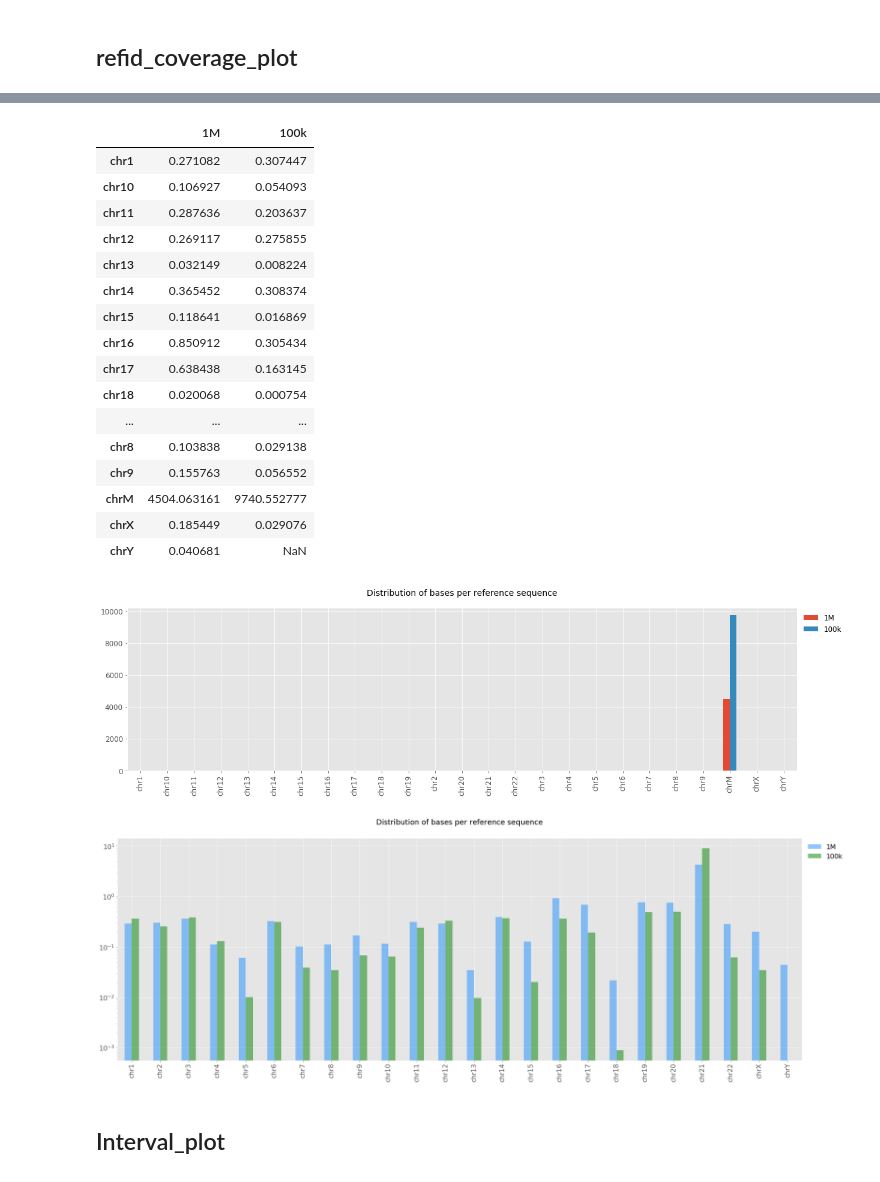
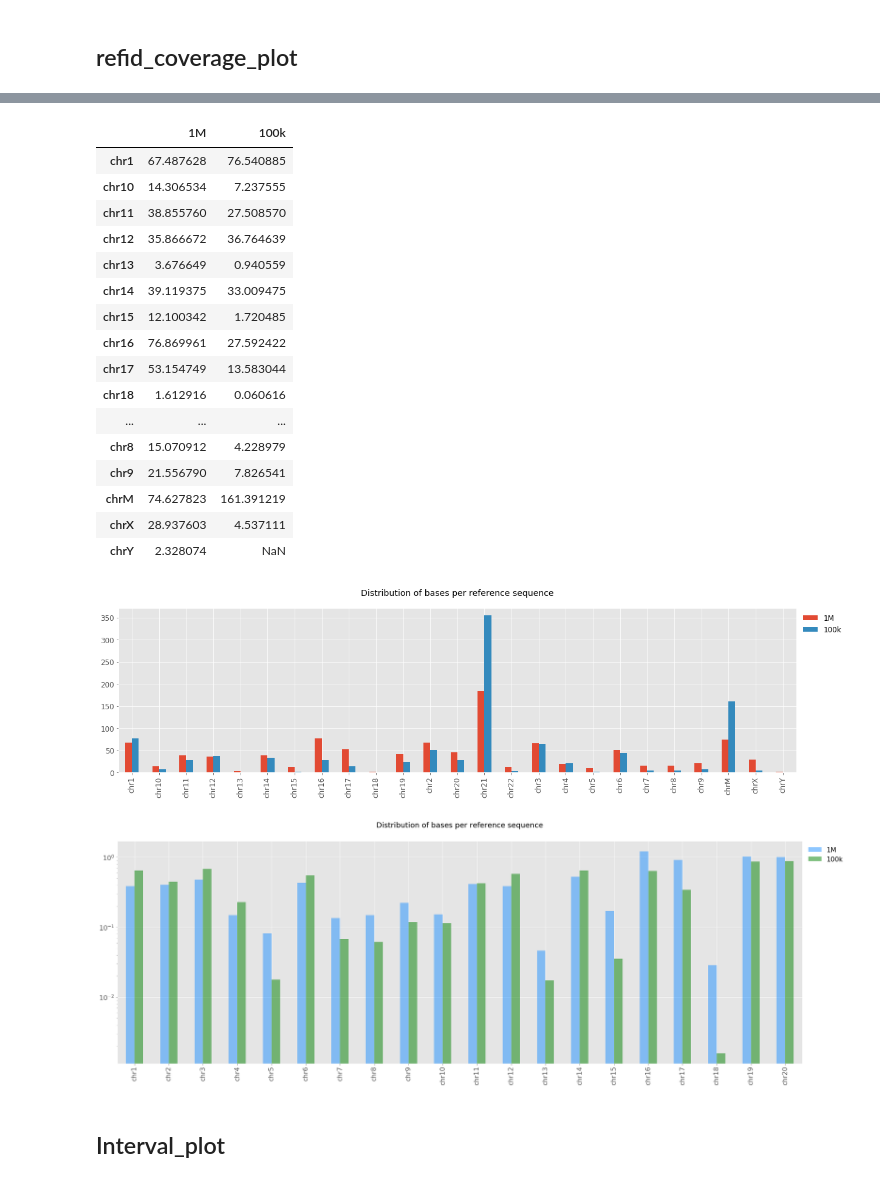
Before and after one commit to a-slide/JupyterGenoViewer, a Jupyter notebook: JGV/JGV_Test_Notebook.ipynb, the cells around one changed output, grey strips where cells are left out. Cells and saved outputs as stored; diff of their text form; code cells hidden in the pictures.

```diff
--- a/JGV/JGV_Test_Notebook.ipynb
+++ b/JGV/JGV_Test_Notebook.ipynb
@@ -1112,55 +1015,49 @@ Width of the ploting area in inches [ DEFAULT: 20 ]
 * figheight
 ... (10 outputs left out)
 # %%
-# Create fast instances of IGV
-fp = "./downloaded_data/GRCh38_primary.tsv"
-l = ['chr1', 'chr2', 'chr3', 'chr4', 'chr5', 'chr6', 'chr7', 'chr8', 'chr9', 'chr10', 'chr11', 'chr12', 'chr13', 'chr14', 'chr15', 'chr16', 'chr17', 'chr18', 'chr19', 'chr20', 'chr21', 'chr22', 'chrX', 'chrY', 'chrM']
-
 # JGV object with 2 annotations and 2 alignment tracks
-j = JGV(fp=fp, ref_list=l)
-j.add_annotation("./downloaded_data/FANTOM_5_all_lncRNA.gtf.gz")
-j.add_annotation("./downloaded_data/gencode_v25_lncRNA.gff3.gz")
-j.add_alignment("./downloaded_data/1M.bed.gz")
-j.add_alignment("./downloaded_data/100k.bed.gz")
-
-# Empty JGV object
-j2 = JGV(fp=fp, ref_list=l)
+l = ['chr1','chr2','chr3','chr4','chr5','chr6','chr7','chr8','chr9','chr10','chr11','chr12','chr13','chr14','chr15','chr16','chr17','chr18','chr19','chr20','chr21','chr22','chrX','chrY','chrM']
+j = JGV("./downloaded_data/GRCh38_primary.tsv", refid_list=l)
+j.add_annotation("./downloaded_data/FANTOM_5_all_lncRNA.gtf.pkl", refid_list=l)
+j.add_annotation("./downloaded_data/gencode_v25_lncRNA.gff3.pkl", refid_list=l)
+j.add_alignment("./downloaded_data/1M.bed.gz", refid_list=l)
+j.add_alignment("./downloaded_data/100k.bed.gz", refid_list=l)
 # %%
-df = j.refid_coverage_plot()
+df = j.refid_coverage_plot(norm_depth=True, norm_len=False)
 display(df)
 # %% [output]
 |  | 1M | 100k |
-| chr1 | 0.271082 | 0.307447 |
-| chr10 | 0.106927 | 0.054093 |
-| chr11 | 0.287636 | 0.203637 |
-| chr12 | 0.269117 | 0.275855 |
-| chr13 | 0.032149 | 0.008224 |
-| chr14 | 0.365452 | 0.308374 |
-| chr15 | 0.118641 | 0.016869 |
-| chr16 | 0.850912 | 0.305434 |
-| chr17 | 0.638438 | 0.163145 |
-| chr18 | 0.020068 | 0.000754 |
+| chr1 | 67.487628 | 76.540885 |
+| chr10 | 14.306534 | 7.237555 |
+| chr11 | 38.855760 | 27.508570 |
+| chr12 | 35.866672 | 36.764639 |
+| chr13 | 3.676649 | 0.940559 |
+| chr14 | 39.119375 | 33.009475 |
+| chr15 | 12.100342 | 1.720485 |
+| chr16 | 76.869961 | 27.592422 |
+| chr17 | 53.154749 | 13.583044 |
+| chr18 | 1.612916 | 0.060616 |
 | ... | ... | ... |
-| chr8 | 0.103838 | 0.029138 |
-| chr9 | 0.155763 | 0.056552 |
-| chrM | 4504.063161 | 9740.552777 |
-| chrX | 0.185449 | 0.029076 |
-| chrY | 0.040681 | NaN |
+| chr8 | 15.070912 | 4.228979 |
+| chr9 | 21.556790 | 7.826541 |
+| chrM | 74.627823 | 161.391219 |
+| chrX | 28.937603 | 4.537111 |
+| chrY | 2.328074 | NaN |
-[figure, old version]
+[figure, new version]
 # %%
 r = j.refid_coverage_plot(
     norm_depth = True,
     norm_len =  True,
     plot_style="ggplot",
     figwidth = 30,
     figheight = 10,
     log = True,
-    ref_list = ['chr1', 'chr2', 'chr3', 'chr4', 'chr5', 'chr6', 'chr7', 'chr8', 'chr9', 'chr10', 'chr11', 'chr12', 'chr13', 'chr14', 'chr15', 'chr16', 'chr17', 'chr18', 'chr19', 'chr20', 'chr21', 'chr22', 'chrX', 'chrY'],
+    refid_list = ['chr1','chr2','chr3','chr4','chr5','chr6','chr7','chr8','chr9','chr10','chr11','chr12','chr13','chr14','chr15','chr16','chr17','chr18','chr19','chr20'],
     color=("dodgerblue", "green"),
     alpha=0.5,
     fontsize=16)
 # %% [output]
-[figure, old version]
+[figure, new version]
 # %% [markdown]
 ## Interval_plot
 # %%
```
Also changed, not shown: parts of 97 cells of this notebook, 7 other files.
